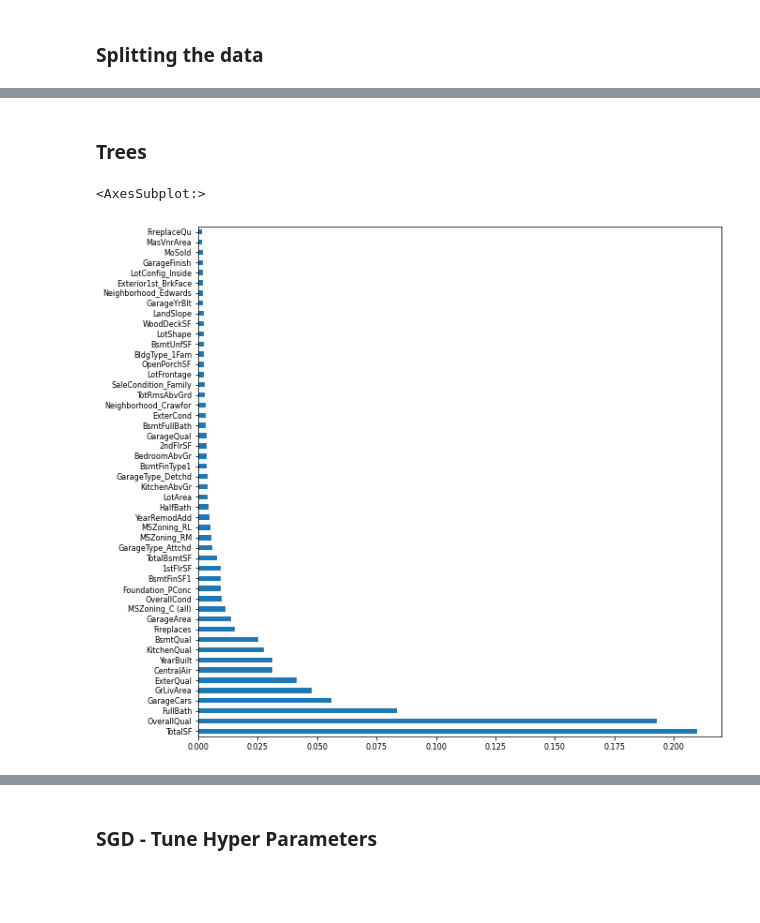
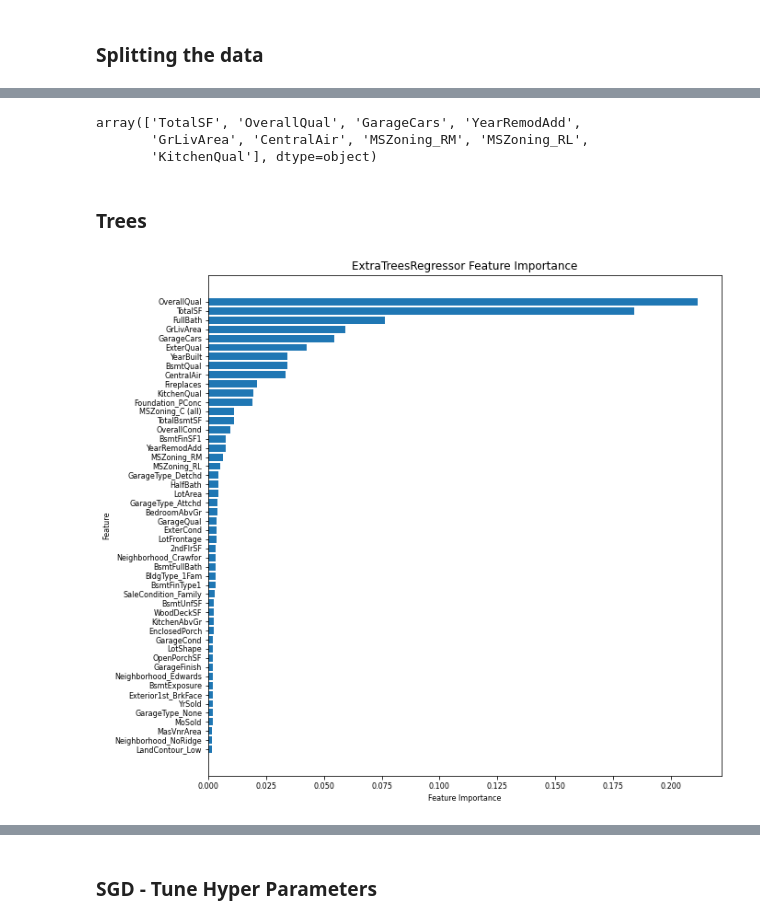
Before and after one commit to amiryorav/JupiterLab, a Jupyter notebook: Afeka/1st Semester/Open Source Course/Final Project/Final Project.ipynb, the cells around one changed output, grey strips where cells are left out. Cells and saved outputs as stored; diff of their text form; code cells hidden in the pictures; blank space fills up the shorter version.

```diff
--- a/Afeka/1st Semester/Open Source Course/Final Project/Final Project.ipynb
+++ b/Afeka/1st Semester/Open Source Course/Final Project/Final Project.ipynb
@@ -677,6 +622,6 @@ for i in range(30):
     ridge_cv.fit(X_train, y_train)
     alphas.append(ridge_cv.best_params_['alpha'])
 # %%
-best_alpha = np.array(alphas).mean()
-best_alpha
+ridge_best_alpha = np.array(alphas).mean()
+ridge_best_alpha
 # %% [output]
@@ -722,0 +678,24 @@ print(f"{scores.mean():.3f} (+/- {scores.std():.3f})")
+# %%
+lasso_best_alpha = np.array(alphas).mean()
+lasso_best_alpha = 0.05
+# %%
+# Train a Lasso Regression model
+lasso = make_pipeline(StandardScaler(), SGDRegressor(penalty='l1', alpha=lasso_best_alpha, random_state=0))
+lasso.fit(X_train, y_train)
+
+# Plot the feature importances of Lasso
+coef = lasso[1].coef_
+features = feature_names
+importance = np.abs(coef)
+nonzero_idx = np.nonzero(coef)
+nonzero_importance = importance[nonzero_idx]
+nonzero_features = np.array(features)[nonzero_idx]
+sorted_idx = np.argsort(nonzero_importance)[-50:]  # select the top 50 largest coefficients different that zero
+
+plt.figure(figsize=(10, 10))
+plt.barh(range(len(sorted_idx)), nonzero_importance[sorted_idx])
+plt.yticks(range(len(sorted_idx)), nonzero_features[sorted_idx])
+plt.xlabel("Feature Importance")
+plt.ylabel("Feature")
+plt.title("Lasso Regression Feature Importance (Non-zero)")
+plt.show()
@@ -723,11 +704,27 @@ print(f"{scores.mean():.3f} (+/- {scores.std():.3f})")
+# %%
+lasso_most = np.array(nonzero_features[sorted_idx])[::-1]
+lasso_most
+# %% [output]
+array(['TotalSF', 'OverallQual', 'GarageCars', 'YearRemodAdd',
+       'GrLivArea', 'CentralAir', 'MSZoning_RM', 'MSZoning_RL',
+       'KitchenQual'], dtype=object)
 # %% [markdown]
 ### Trees
 # %%
 model = ExtraTreesRegressor()
 model.fit(X_train, y_train)
+
 plt.figure(figsize=(10, 10))
-feature_rank = pd.Series(model.feature_importances_, index = feature_names)
-feature_rank.nlargest(50).plot(kind = "barh")
+feature_rank = pd.Series(model.feature_importances_, index=feature_names)
+top_n = 50
+top_n_features = feature_rank.nlargest(top_n)
+sorted_idx = top_n_features.index[::-1]  # get indices in descending order
+
+plt.barh(range(len(sorted_idx)), top_n_features[sorted_idx])
+plt.yticks(range(len(sorted_idx)), sorted_idx)
+plt.xlabel("Feature Importance")
+plt.ylabel("Feature")
+plt.title("ExtraTreesRegressor Feature Importance")
+plt.show()
 # %% [output]
-<AxesSubplot:>
-[figure, old version]
+[figure, new version]
```
Also changed, not shown: parts of 67 cells of this notebook, 2 other files.
